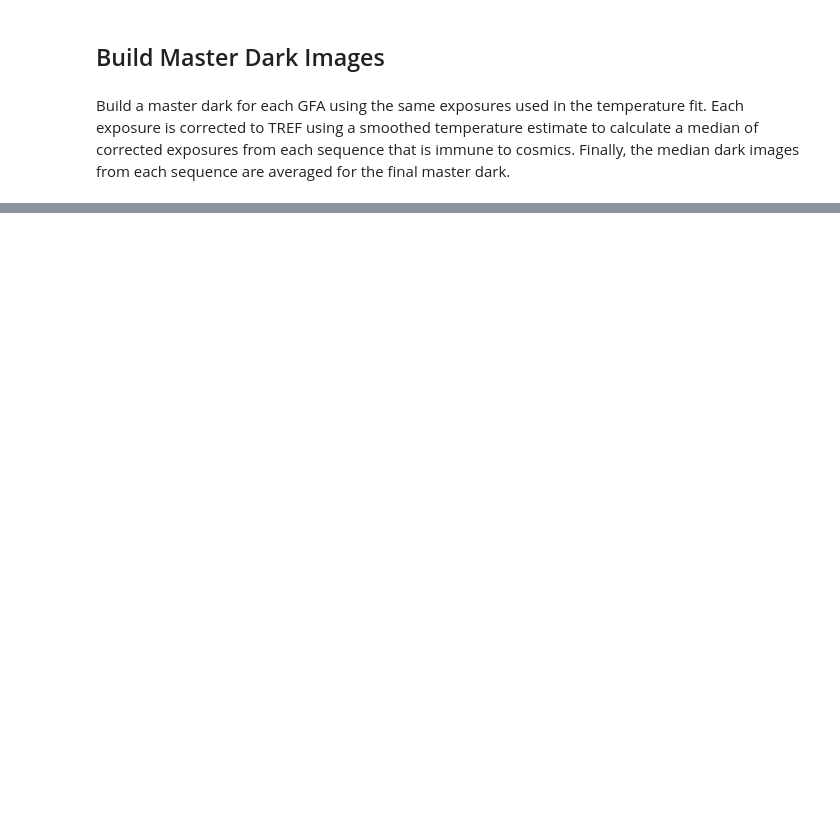
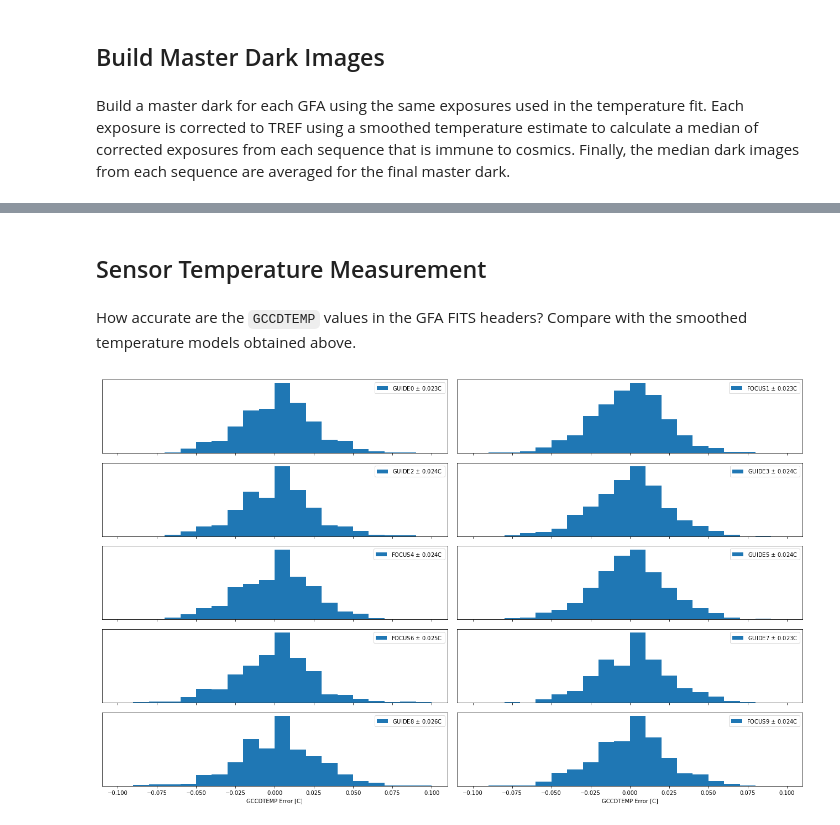
Before and after one commit to desihub/desicmx, a Jupyter notebook: analysis/gfa/GFA-Dark-Calibration.ipynb, the cells around one changed output, grey strips where cells are left out. Drawn from its saved outputs; the diff is of its cells as text; code cells hidden in the pictures; blank space fills up the shorter version.

```diff
--- a/analysis/gfa/GFA-Dark-Calibration.ipynb
+++ b/analysis/gfa/GFA-Dark-Calibration.ipynb
@@ -374,3 +413,42 @@ def save_master_dark(name='/global/cscratch1/sd/dkirkby/masterdark.fits'):
             hdus.write(img, extname=gfa)
 
 save_master_dark()
+# %% [markdown]
+## Sensor Temperature Measurement
+# %% [markdown]
+How accurate are the `GCCDTEMP` values in the GFA FITS headers?  Compare with the smoothed temperature models obtained above.
+# %%
+def plot_temp_residuals(save='GFA_temp_accuracy.png'):
+    results = {}
+    fig, axes = plt.subplots(5, 2, sharex=True, figsize=(18, 11))
+    bins = np.linspace(-0.1, 0.1, 21)
+    for k, gfa in enumerate(desietcimg.gfa.GFACamera.gfa_names):
+        ax = axes[k // 2, k % 2]
+        Tresidual = []
+        # Loop over dark sequences.
+        for first, data in darks.items():
+            # Extract the timestamps and header GCCDTEMP values for each exposure.
+            mjd = data['mjd']
+            dt = (mjd[k] - mjd.min()) * 24 * 60
+            T = data['temp'][k]
+            # Build a linear model for temperature vs time.
+            Tmodel = scipy.interpolate.interp1d(
+                data['dtsum'][k], data['tempsum'][k], kind='linear',
+                copy=False, assume_sorted=True, fill_value='extrapolate')
+            # Calculate actual - model residuals for each exposure.
+            Tresidual.append(T - Tmodel(dt))
+        Tresidual = np.concatenate(Tresidual)
+        Terror = np.std(Tresidual)
+        label = '{0} $\pm$ {1:.3f}C'.format(gfa, Terror)
+        ax.hist(Tresidual, bins=bins, histtype='stepfilled', density=True, label=label)
+        ax.legend()
+        ax.set_yticks([])
+        if k in (8, 9):
+            ax.set_xlabel('GCCDTEMP Error [C]')
+    plt.tight_layout()
+    if save:
+        plt.savefig(save)
+
+plot_temp_residuals()
+# %% [output]
+[figure, added]
```
Also changed, not shown: parts of 23 cells of this notebook.
